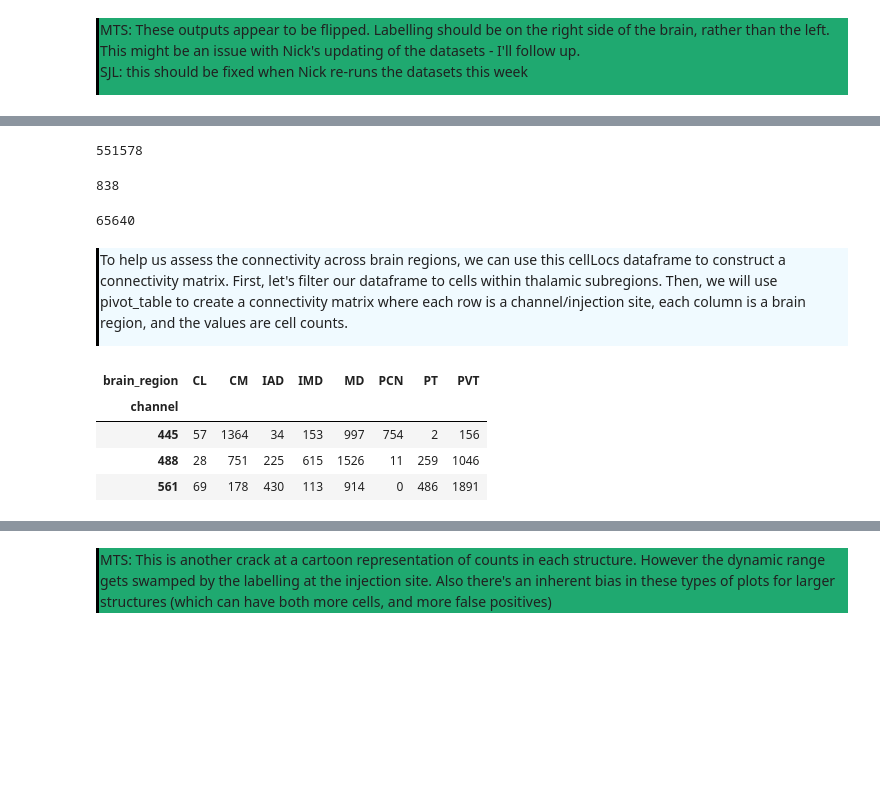
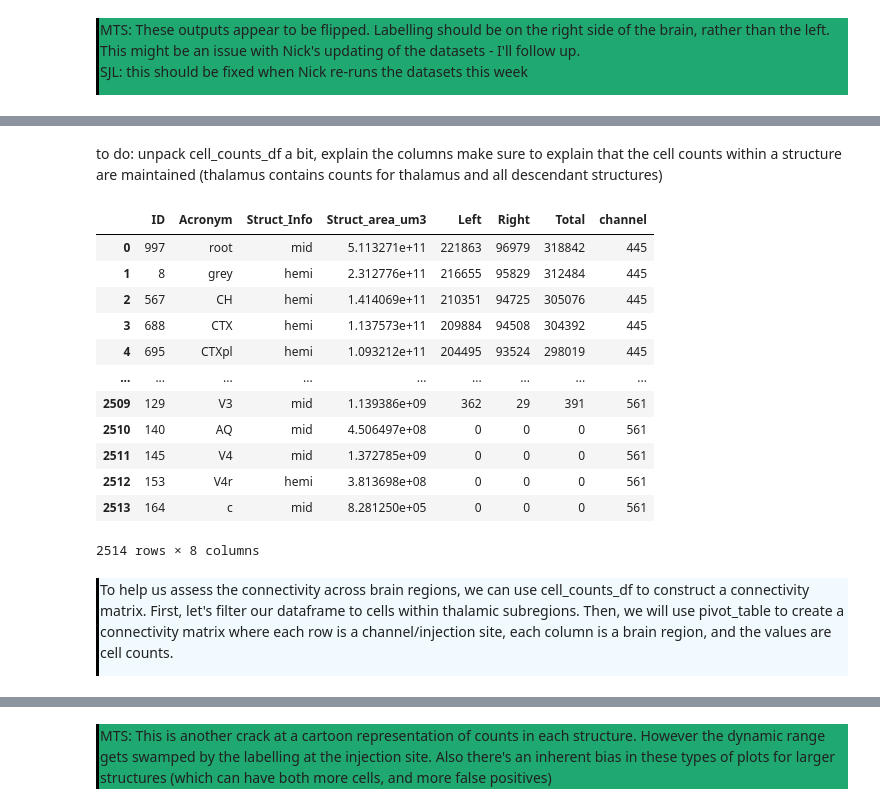
Before and after one commit to AllenNeuralDynamics/AIND-CNC-SmartSPIM-Workshop, a Jupyter notebook: code/Workshop Notebook V3.ipynb, the cells around one changed output, grey strips where cells are left out. Cells and saved outputs as stored; diff of their text form; code cells hidden in the pictures; blank space fills up the shorter version.

```diff
--- a/code/Workshop Notebook V3.ipynb
+++ b/code/Workshop Notebook V3.ipynb
@@ -323,13 +243,0 @@ cell_counts[cell_counts["Acronym"].isin(["TH", "MD", "PVT", "CTXpl"])] # This da
-# %%
-cell_counts.Total.sum()
-# %% [output]
-551578
-# %%
-cell_counts = pd.read_csv(x.quantPaths["561"])
-len(cell_counts)
-# %% [output]
-838
-# %%
-len(cellLocs[cellLocs.channel == "561"])
-# %% [output]
-65640
@@ -336,27 +246,23 @@ len(cellLocs[cellLocs.channel == "561"])
+# %% [markdown]
+to do: unpack cell_counts_df a bit, explain the columns
+make sure to explain that the cell counts within a structure are maintained (thalamus contains counts for thalamus and all descendant structures)
+# %%
+cell_counts_df
+# %% [output]
+|  | ID | Acronym | Struct_Info | Struct_area_um3 | Left | Right | Total | channel |
+| 0 | 997 | root | mid | 5.113271e+11 | 221863 | 96979 | 318842 | 445 |
+| 1 | 8 | grey | hemi | 2.312776e+11 | 216655 | 95829 | 312484 | 445 |
+| 2 | 567 | CH | hemi | 1.414069e+11 | 210351 | 94725 | 305076 | 445 |
+| 3 | 688 | CTX | hemi | 1.137573e+11 | 209884 | 94508 | 304392 | 445 |
+| 4 | 695 | CTXpl | hemi | 1.093212e+11 | 204495 | 93524 | 298019 | 445 |
+| ... | ... | ... | ... | ... | ... | ... | ... | ... |
+| 2509 | 129 | V3 | mid | 1.139386e+09 | 362 | 29 | 391 | 561 |
+| 2510 | 140 | AQ | mid | 4.506497e+08 | 0 | 0 | 0 | 561 |
+| 2511 | 145 | V4 | mid | 1.372785e+09 | 0 | 0 | 0 | 561 |
+| 2512 | 153 | V4r | hemi | 3.813698e+08 | 0 | 0 | 0 | 561 |
+| 2513 | 164 | c | mid | 8.281250e+05 | 0 | 0 | 0 | 561 |
+2514 rows × 8 columns
 # %% [markdown]
 <div style="border-left: 3px solid #000; padding: 1px; padding-left: 10px; background: #F0FAFF; ">
 
-To help us assess the connectivity across brain regions, we can use this cellLocs dataframe to construct a connectivity matrix. First, let's filter our dataframe to cells within thalamic subregions. Then, we will use pivot_table to create a connectivity matrix where each row is a channel/injection site, each column is a brain region, and the values are cell counts.
+To help us assess the connectivity across brain regions, we can use cell_counts_df to construct a connectivity matrix. First, let's filter our dataframe to cells within thalamic subregions. Then, we will use pivot_table to create a connectivity matrix where each row is a channel/injection site, each column is a brain region, and the values are cell counts.
-# %%
-# thalamic subregions of interest
-roiList = ["MD", "PT", "IAD", "PVT", "IMD", "CM", "PCN", "CL"]
-
-# filter the df for cells within the roiList
-filtered_cellLocs = cellLocs[cellLocs["brain_region"].isin(roiList)]
-
-# generate connectivity matrix:
-# rows = channels
-# columns = thalamus brain regions
-# values = cell counts
-
-conn_mat = filtered_cellLocs.pivot_table(index = "channel",
-                                      columns = "brain_region",
-                                      aggfunc = "size",
-                                      fill_value = 0)
-conn_mat
-# %% [output]
-| brain_region | CL | CM | IAD | IMD | MD | PCN | PT | PVT |
-| channel |  |  |  |  |  |  |  |  |
-| 445 | 57 | 1364 | 34 | 153 | 997 | 754 | 2 | 156 |
-| 488 | 28 | 751 | 225 | 615 | 1526 | 11 | 259 | 1046 |
-| 561 | 69 | 178 | 430 | 113 | 914 | 0 | 486 | 1891 |
```
Also changed, not shown: parts of 21 cells of this notebook, 5 other files.
